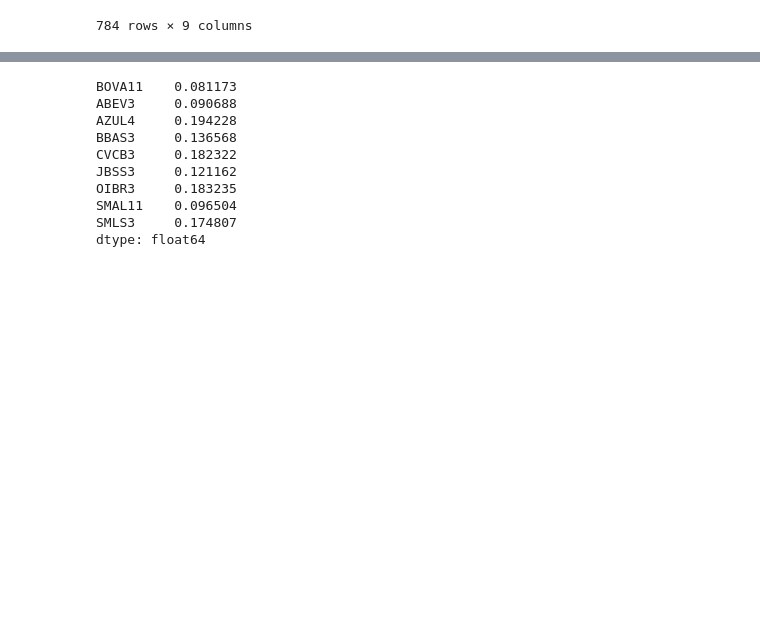
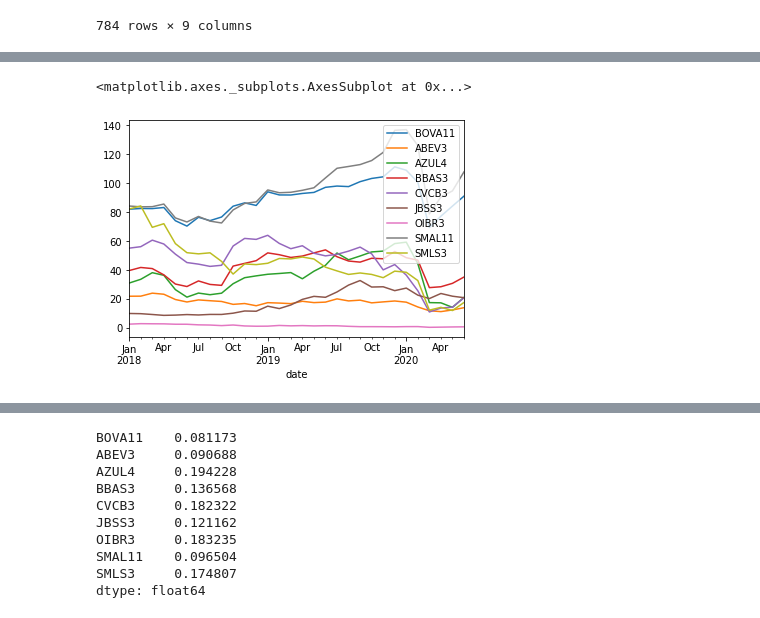
Before and after one commit to anjosma/introduction_portfolio_construction, a Jupyter notebook: notebook.ipynb, the cells around one changed output, grey strips where cells are left out. Drawn from its saved outputs; the diff is of its cells as text; code cells hidden in the pictures; blank space fills up the shorter version.

Commit message:
Dependencies added and notebook charts changed

```diff
--- a/notebook.ipynb
+++ b/notebook.ipynb
@@ -85,3 +63,3 @@ returns
 # %%
-prices.plot(template=TEMPLATE)
+prices.plot()
 # %% [output]
@@ -90 +66,3 @@ prices.plot(template=TEMPLATE)
+<matplotlib.axes._subplots.AxesSubplot at 0x...>
+[figure, added]
 # %%
```
Also changed, not shown: parts of 12 cells of this notebook, 2 other files.
